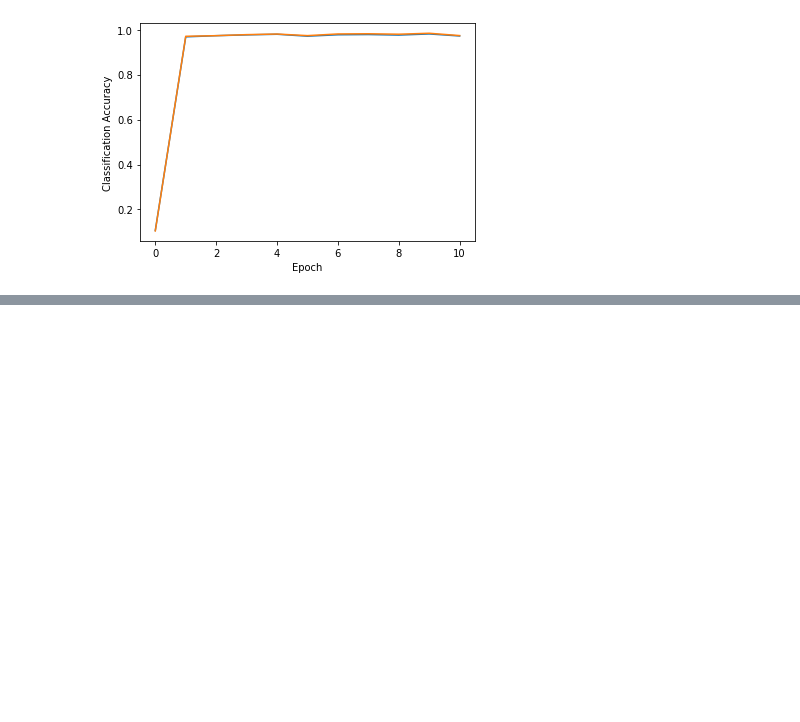
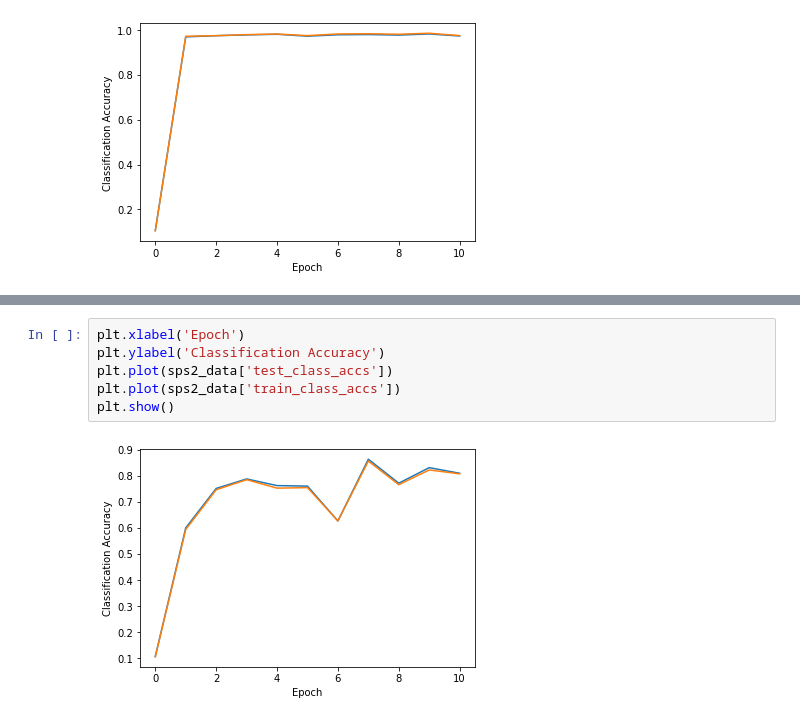
Before and after one commit to wswartworth/non_convex_sps2, a Jupyter notebook: non_convex_updated.ipynb, the cells around one changed output, grey strips where cells are left out. Cells and saved outputs as stored; diff of their text form; blank space fills up the shorter version.

```diff
--- a/non_convex_updated.ipynb
+++ b/non_convex_updated.ipynb
@@ -556,0 +594,8 @@ plt.show()
+# %%
+plt.xlabel('Epoch')
+plt.ylabel('Classification Accuracy')
+plt.plot(sps2_data['test_class_accs'])
+plt.plot(sps2_data['train_class_accs'])
+plt.show()
+# %% [output]
+[figure, added]
```
Also changed, not shown: parts of 15 cells of this notebook, 21 other files.
